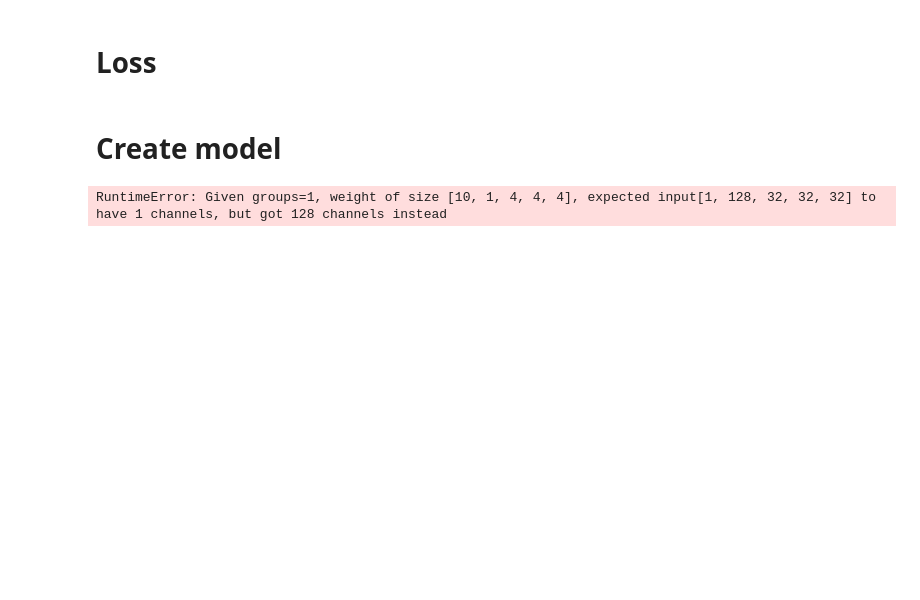
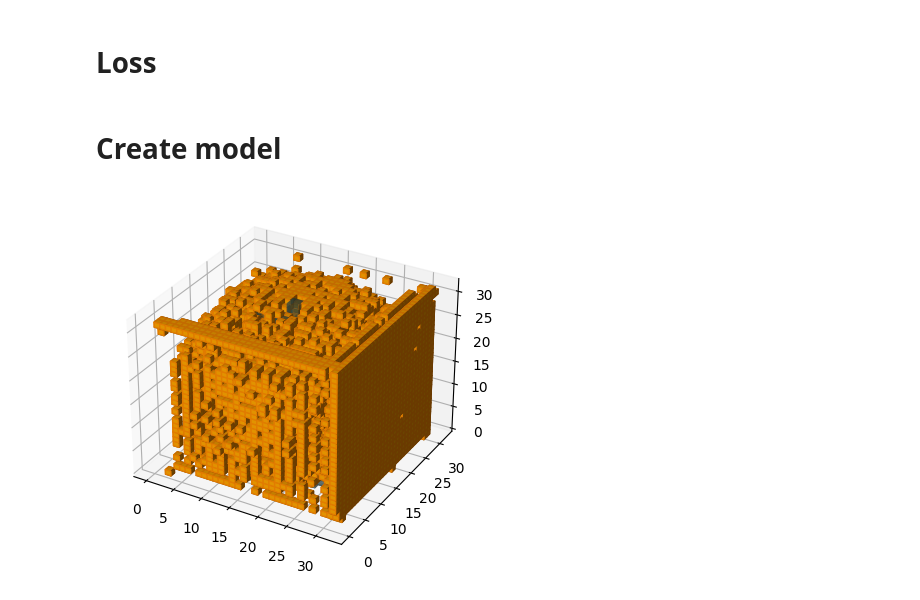
Before and after one commit to u201922331/Machine3D, a Jupyter notebook: GAN.ipynb, the cells around one changed output. Drawn from its saved outputs; the diff is of its cells as text; code cells hidden in the pictures; blank space fills up the shorter version.

Commit message:
training

```diff
--- a/GAN.ipynb
+++ b/GAN.ipynb
@@ -41,10 +41,10 @@ criterion = nn.BCEWithLogitsLoss()
 # Load the models
 # %%
 models = np.load('./datasets/dataset.npy', allow_pickle=True).item()
-models_tr_x = models['train']['x']
-models_tr_y = models['train']['y']
-models_ts_x = models['test']['x']
-models_ts_y = models['test']['y']
+models_tr_x = [torch.from_numpy(np.array([model])*2-1).float() for model in models['train']['x']]
+models_tr_y = [torch.from_numpy(np.array([model])*2-1).float() for model in models['train']['y']]
+models_ts_x = [torch.from_numpy(np.array([model])*2-1).float() for model in models['test']['x']]
+models_ts_y = [torch.from_numpy(np.array([model])*2-1).float() for model in models['test']['y']]
 
 dl_tr = DataLoader(list(zip(models_tr_x, models_tr_y)), batch_size=batch_size, shuffle=True)
 dl_ts = DataLoader(list(zip(models_ts_x, models_ts_y)), batch_size=batch_size, shuffle=True)
@@ -95,8 +96,8 @@ class Generator(nn.Module):
         ff = 10
 
         self.down_stack = [
-            downsample(1, ff, batch=False),
-            downsample(ff, 2*ff),
+            downsample(   1,   ff, batch=False),
+            downsample(  ff, 2*ff),
             downsample(2*ff, 4*ff, stride=2),
             downsample(4*ff, 4*ff, stride=2),
             downsample(4*ff, 4*ff, stride=2, batch=False)
@@ -106,7 +107,7 @@ class Generator(nn.Module):
             upsample(4*ff, 4*ff, dropout=False, kernel_size=5),
             upsample(8*ff, 4*ff, dropout=False, stride=2),
             upsample(8*ff, 2*ff, stride=2),
-            upsample(4*ff, ff)
+            upsample(4*ff,   ff)
         ]
 
         self.result = nn.ConvTranspose3d(2*ff, 1, kernel_size=4)
@@ -121,7 +122,7 @@ class Generator(nn.Module):
 
         for i in range(len(self.up_stack)):
             x = self.up_stack[i](x)
-            x = torch.cat((x, s[-(i+1)]), dim=1)
+            x = torch.cat((x, s[-(i+2)]), dim=1)
 
         return self.act(self.result(x))
 # %%
@@ -185,7 +186,7 @@ dis_opt = torch.optim.Adam(dis.parameters(), lr=learning_rate)
 cur_step = 0
 for i in range(epochs):
     # Make a checkpoint every 20 epochs
-    if i % 20 == 0:
+    if i % 5 == 0:
         torch.save(gen.state_dict(), PATH_CHECKPOINTS_GEN + f'/gen_{i}.pth')
         torch.save(dis.state_dict(), PATH_CHECKPOINTS_DIS + f'/dis_{i}.pth')
 
@@ -206,28 +207,28 @@ for i in range(epochs):
         gen_loss.backward()
         gen_opt.step()
 
-        mean_discriminator_loss += dis_loss.item() / display_step
-        mean_generator_loss += gen_loss.item() / display_step
+        mean_dis_loss += dis_loss.item() / display_step
+        mean_gen_loss += gen_loss.item() / display_step
 
         if cur_step % display_step == 0 and cur_step > 0:
-            print(f'Step {cur_step}: Generator loss: {mean_generator_loss}, Discriminator loss: {mean_discriminator_loss}')
+            print(f'Step {cur_step}: Generator loss: {mean_gen_loss}, Discriminator loss: {mean_dis_loss}')
             # plot_epoch(in_data[0][0], fake[0][0], tg_data[0][0])
-            mean_generator_loss = 0
-            mean_discriminator_loss = 0
+            mean_gen_loss = 0
+            mean_dis_loss = 0
         cur_step += 1
-# %% [output]
-RuntimeError: Given groups=1, weight of size [10, 1, 4, 4, 4], expected input[1, 128, 32, 32, 32] to have 1 channels, but got 128 channels instead
 # %%
-obj = torch.stack([models_tr_x[3], ])
+obj = torch.stack([models_tr_x[0], ])
 pcs = gen(obj)
 
 obj = obj[0][0].detach().cpu().numpy() > 0
 pcs = pcs[0][0].detach().cpu().numpy() > 0
 
 ax = plt.figure().add_subplot(projection='3d')
 ax.voxels(obj, facecolors='darkslategray', alpha=0.5)
 ax.voxels(pcs & ~obj, facecolors='orange', edgecolors='darkorange')
 plt.show()
+# %% [output]
+[figure, added]
 # %%
 torch.save(dis.state_dict(), PATH_MODELS + '/dis.pth')
 torch.save(gen.state_dict(), PATH_MODELS + '/gen.pth')
```
Also changed, not shown: parts of 3 cells of this notebook, 3 other files.
